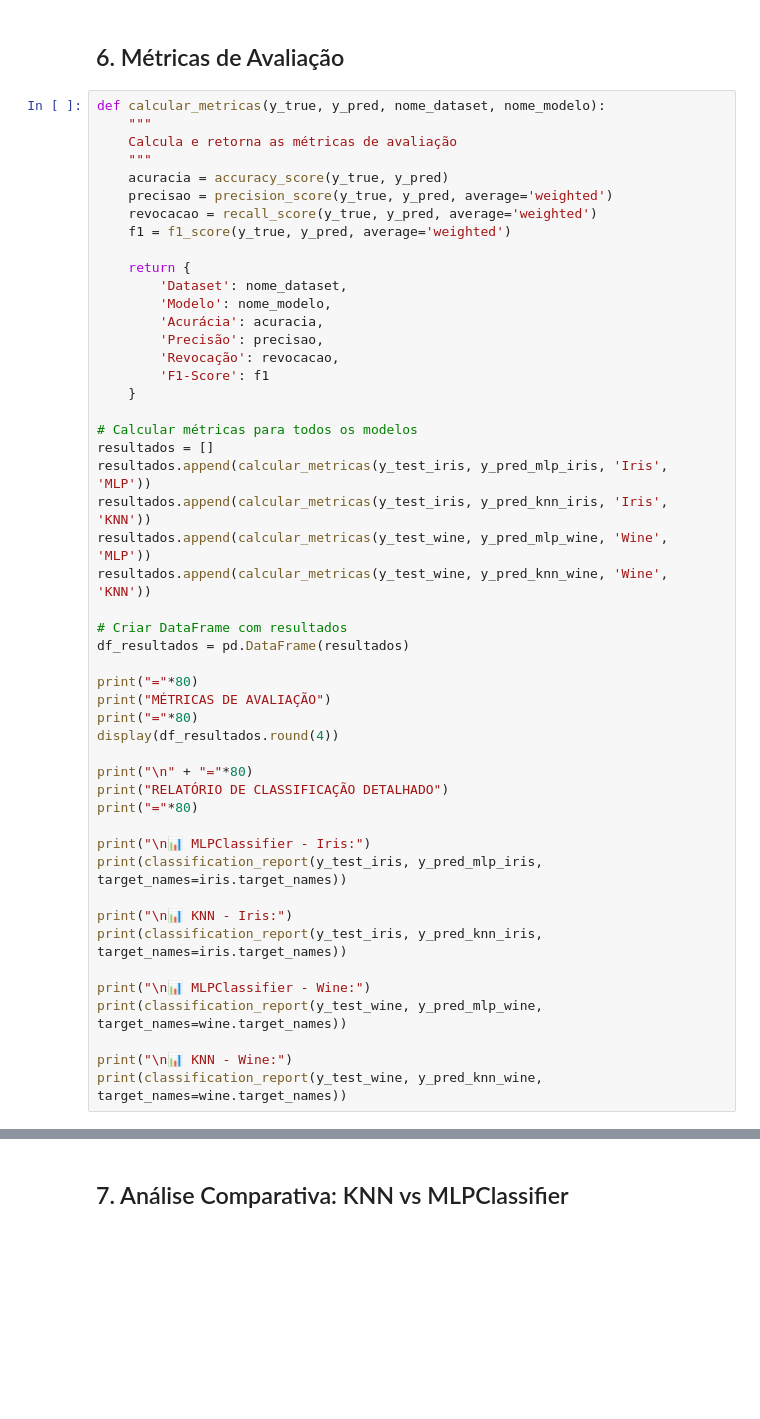
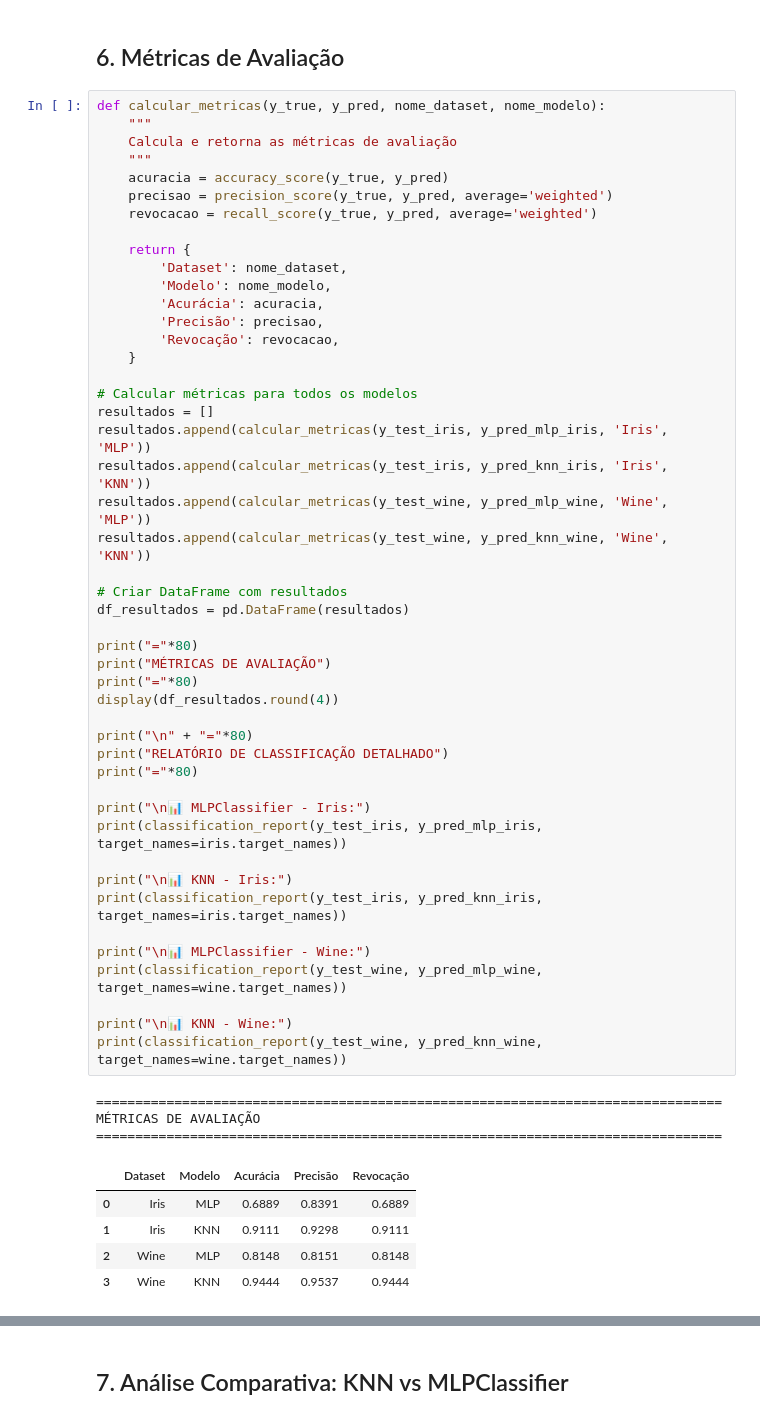
Before and after one commit to Lucas-Henrique-Lopes-Costa/ia, a Jupyter notebook: Trabalho 3/code/mlp_classifier_analysis.ipynb, the cells around one changed output, grey strips where cells are left out. Cells and saved outputs as stored; diff of their text form; blank space fills up the shorter version.

```diff
--- a/Trabalho 3/code/mlp_classifier_analysis.ipynb
+++ b/Trabalho 3/code/mlp_classifier_analysis.ipynb
@@ -211,7 +230,6 @@ def calcular_metricas(y_true, y_pred, nome_dataset, nome_modelo):
     acuracia = accuracy_score(y_true, y_pred)
     precisao = precision_score(y_true, y_pred, average='weighted')
     revocacao = recall_score(y_true, y_pred, average='weighted')
-    f1 = f1_score(y_true, y_pred, average='weighted')
 
     return {
         'Dataset': nome_dataset,
@@ -219,36 +237,44 @@ def calcular_metricas(y_true, y_pred, nome_dataset, nome_modelo):
         'Acurácia': acuracia,
         'Precisão': precisao,
         'Revocação': revocacao,
-        'F1-Score': f1
     }
 
 # Calcular métricas para todos os modelos
 resultados = []
 resultados.append(calcular_metricas(y_test_iris, y_pred_mlp_iris, 'Iris', 'MLP'))
 resultados.append(calcular_metricas(y_test_iris, y_pred_knn_iris, 'Iris', 'KNN'))
 resultados.append(calcular_metricas(y_test_wine, y_pred_mlp_wine, 'Wine', 'MLP'))
 resultados.append(calcular_metricas(y_test_wine, y_pred_knn_wine, 'Wine', 'KNN'))
 
 # Criar DataFrame com resultados
 df_resultados = pd.DataFrame(resultados)
 
 print("="*80)
 print("MÉTRICAS DE AVALIAÇÃO")
 print("="*80)
 display(df_resultados.round(4))
 
 print("\n" + "="*80)
 print("RELATÓRIO DE CLASSIFICAÇÃO DETALHADO")
 print("="*80)
 
 print("\n📊 MLPClassifier - Iris:")
 print(classification_report(y_test_iris, y_pred_mlp_iris, target_names=iris.target_names))
 
 print("\n📊 KNN - Iris:")
 print(classification_report(y_test_iris, y_pred_knn_iris, target_names=iris.target_names))
 
 print("\n📊 MLPClassifier - Wine:")
 print(classification_report(y_test_wine, y_pred_mlp_wine, target_names=wine.target_names))
 
 print("\n📊 KNN - Wine:")
 print(classification_report(y_test_wine, y_pred_knn_wine, target_names=wine.target_names))
+# %% [output]
+================================================================================
+MÉTRICAS DE AVALIAÇÃO
+================================================================================
+|  | Dataset | Modelo | Acurácia | Precisão | Revocação |
+| 0 | Iris | MLP | 0.6889 | 0.8391 | 0.6889 |
+| 1 | Iris | KNN | 0.9111 | 0.9298 | 0.9111 |
+| 2 | Wine | MLP | 0.8148 | 0.8151 | 0.8148 |
+| 3 | Wine | KNN | 0.9444 | 0.9537 | 0.9444 |
```
Also changed, not shown: parts of 5 cells of this notebook.
